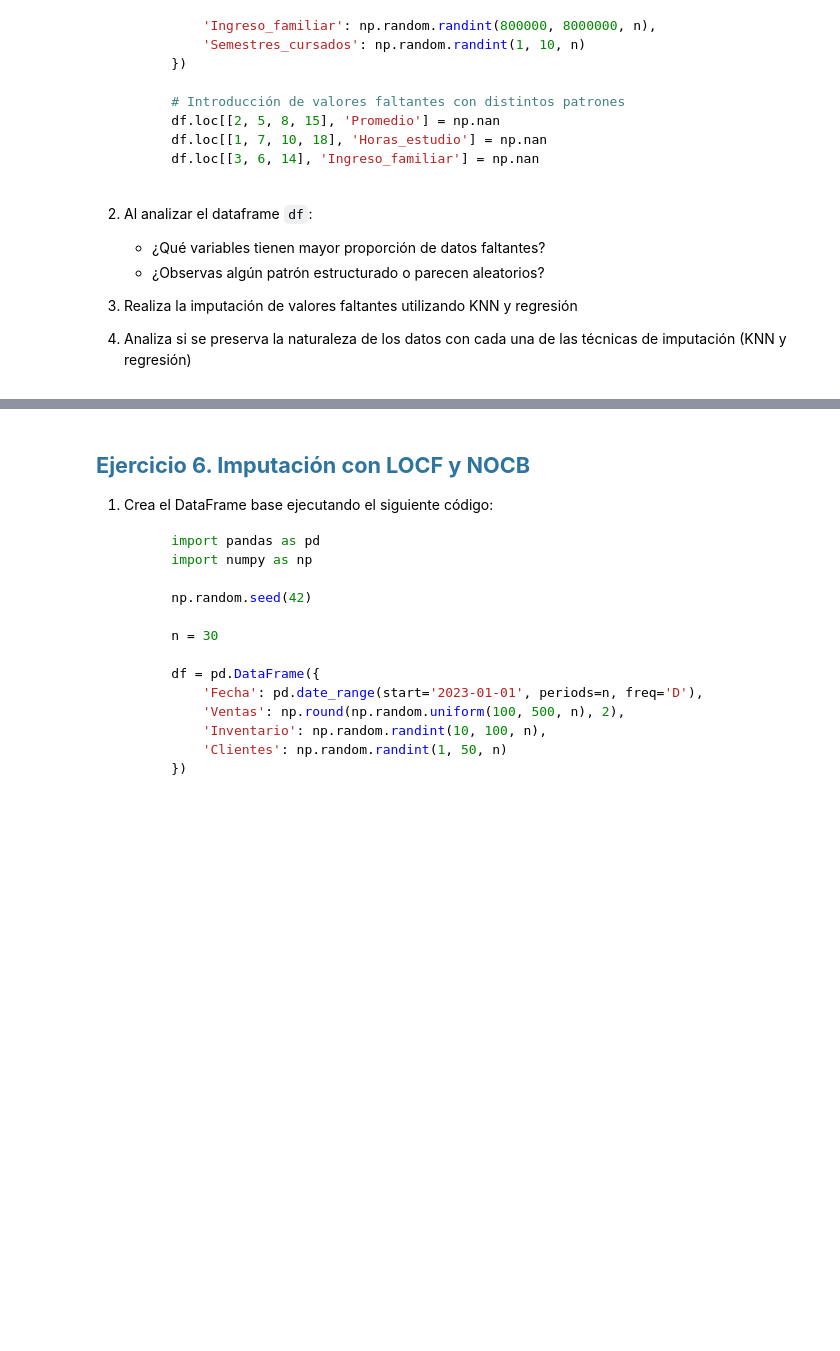
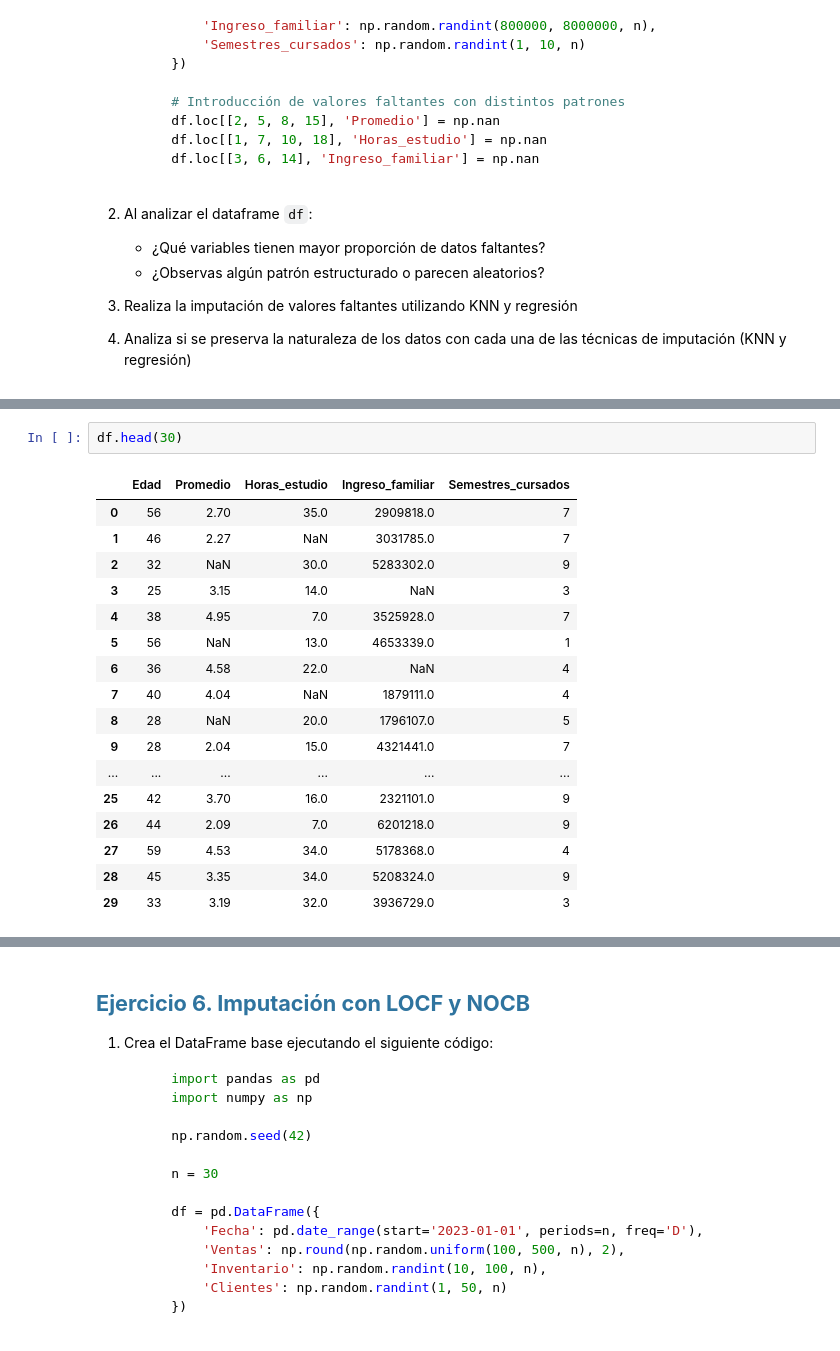
Before and after one commit to eospgonz10/statistical_analytics_homicide, a Jupyter notebook: sesiones_practicas/sp_5_juan_jose_garcia_alvarez_estiven_ospina_gonzalez.ipynb, the cells around one changed output, grey strips where cells are left out. Cells and saved outputs as stored; diff of their text form; blank space fills up the shorter version.

```diff
--- a/sesiones_practicas/sp_5_juan_jose_garcia_alvarez_estiven_ospina_gonzalez.ipynb
+++ b/sesiones_practicas/sp_5_juan_jose_garcia_alvarez_estiven_ospina_gonzalez.ipynb
@@ -395,0 +441,20 @@ display(df.head(11))
+# %%
+df.head(30)
+# %% [output]
+|  | Edad | Promedio | Horas_estudio | Ingreso_familiar | Semestres_cursados |
+| 0 | 56 | 2.70 | 35.0 | 2909818.0 | 7 |
+| 1 | 46 | 2.27 | NaN | 3031785.0 | 7 |
+| 2 | 32 | NaN | 30.0 | 5283302.0 | 9 |
+| 3 | 25 | 3.15 | 14.0 | NaN | 3 |
+| 4 | 38 | 4.95 | 7.0 | 3525928.0 | 7 |
+| 5 | 56 | NaN | 13.0 | 4653339.0 | 1 |
+| 6 | 36 | 4.58 | 22.0 | NaN | 4 |
+| 7 | 40 | 4.04 | NaN | 1879111.0 | 4 |
+| 8 | 28 | NaN | 20.0 | 1796107.0 | 5 |
+| 9 | 28 | 2.04 | 15.0 | 4321441.0 | 7 |
+| ... | ... | ... | ... | ... | ... |
+| 25 | 42 | 3.70 | 16.0 | 2321101.0 | 9 |
+| 26 | 44 | 2.09 | 7.0 | 6201218.0 | 9 |
+| 27 | 59 | 4.53 | 34.0 | 5178368.0 | 4 |
+| 28 | 45 | 3.35 | 34.0 | 5208324.0 | 9 |
+| 29 | 33 | 3.19 | 32.0 | 3936729.0 | 3 |
```
Also changed, not shown: parts of 11 cells of this notebook.
